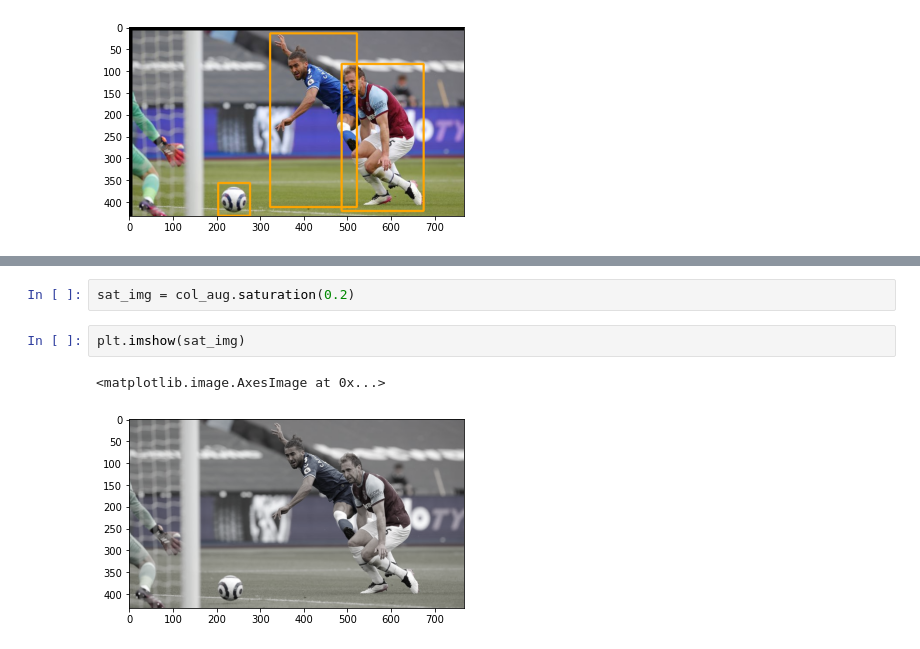
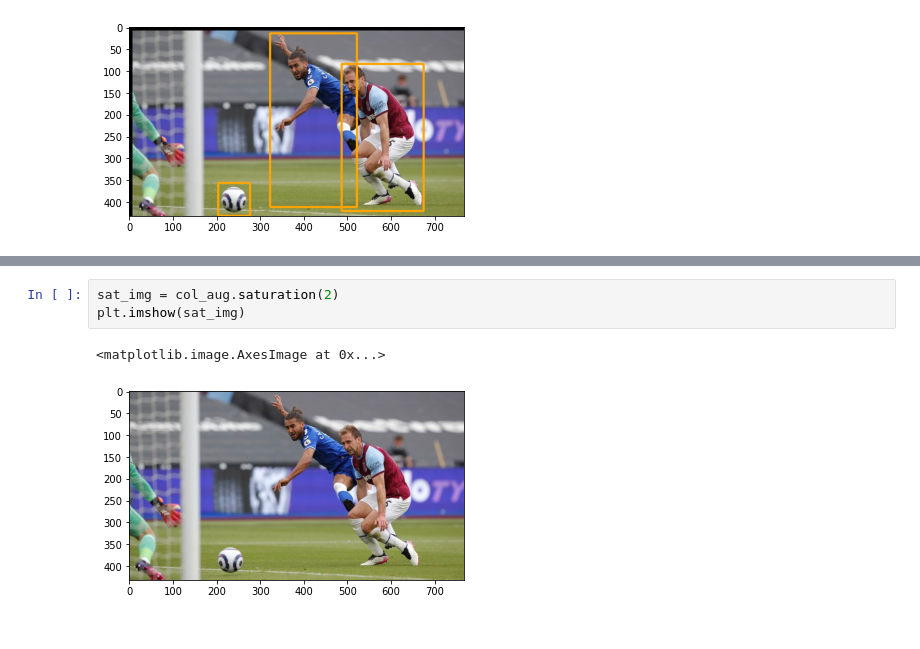
Before and after one commit to hackassin/PyTorch-For-Kiiti-Object-Detection, a Jupyter notebook: data_aug_preprocess.ipynb, the cells around one changed output, grey strips where cells are left out. Drawn from its saved outputs; the diff is of its cells as text.

```diff
--- a/data_aug_preprocess.ipynb
+++ b/data_aug_preprocess.ipynb
@@ -271,7 +314,6 @@ plt.imshow(hue_img)
 # %%
-sat_img = col_aug.saturation(0.2)
+sat_img = col_aug.saturation(2)
+plt.imshow(sat_img)
+# %% [output]
+<matplotlib.image.AxesImage at 0x...>
+[figure, added]
-# %%
-plt.imshow(sat_img)
-# %% [output]
-<matplotlib.image.AxesImage at 0x...>
-[figure, removed]
```
Also changed, not shown: parts of 22 cells of this notebook, 1 other file.
